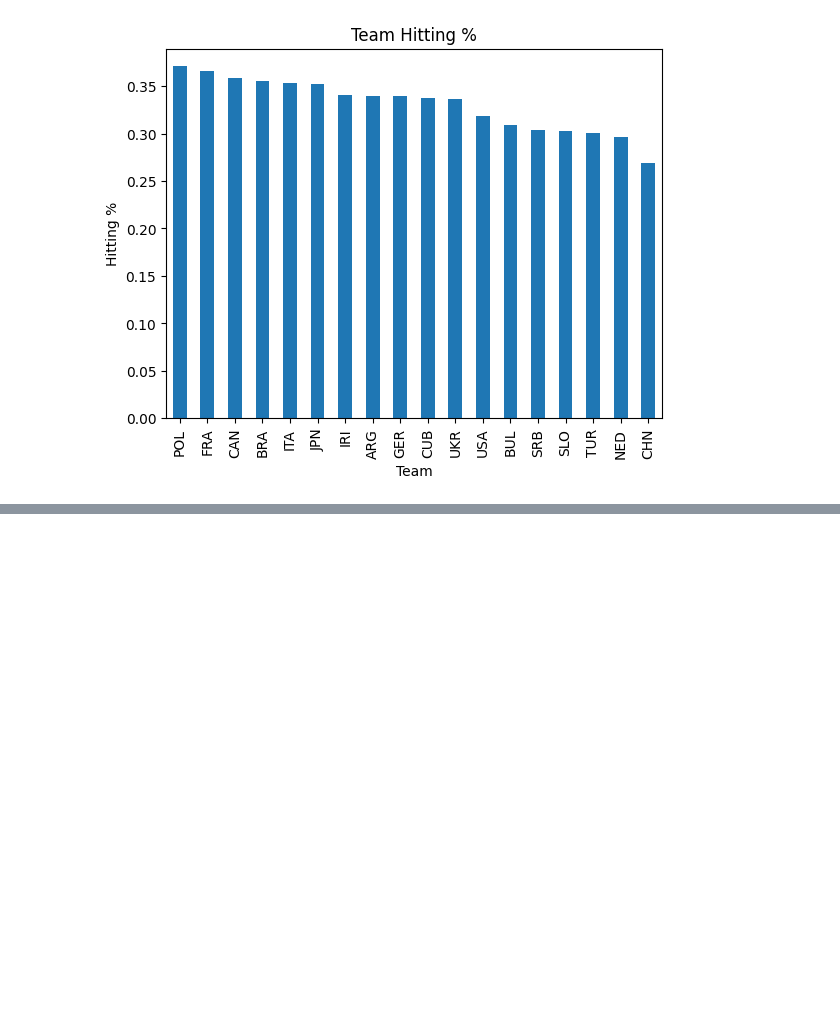
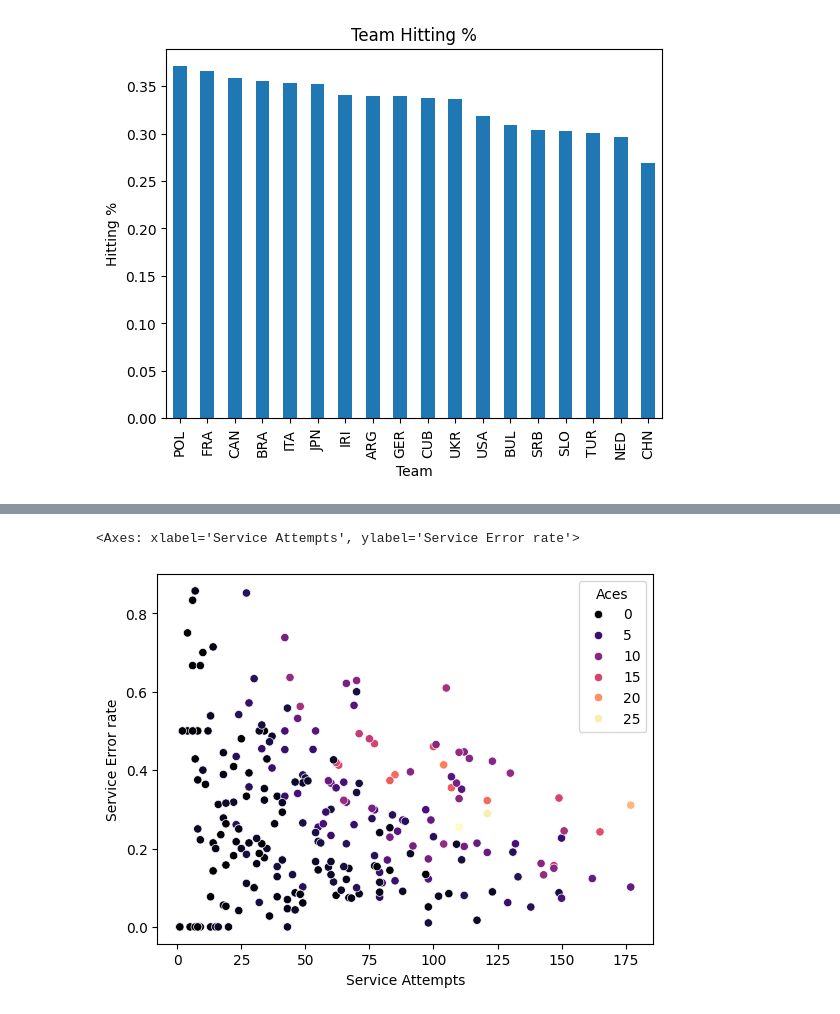
Before and after one commit to Noahgeorge21/Volleyball_EDA, a Jupyter notebook: vb_EDA.ipynb, the cells around one changed output, grey strips where cells are left out. Saved outputs shown, nothing was run; the diff lists cells and outputs as text; code cells hidden in the pictures; blank space fills up the shorter version.

```diff
--- a/vb_EDA.ipynb
+++ b/vb_EDA.ipynb
@@ -312,0 +411,5 @@ serve_error_ace.sort_values(by='Service Error rate', ascending=False).head(10)
+# %%
+sns.scatterplot(data=serve, x='Service Attempts', y='Service Error rate', hue='Aces', sizes=(50, 400), palette='magma')
+# %% [output]
+<Axes: xlabel='Service Attempts', ylabel='Service Error rate'>
+[figure, added]
```
Also changed, not shown: parts of 32 cells of this notebook.
